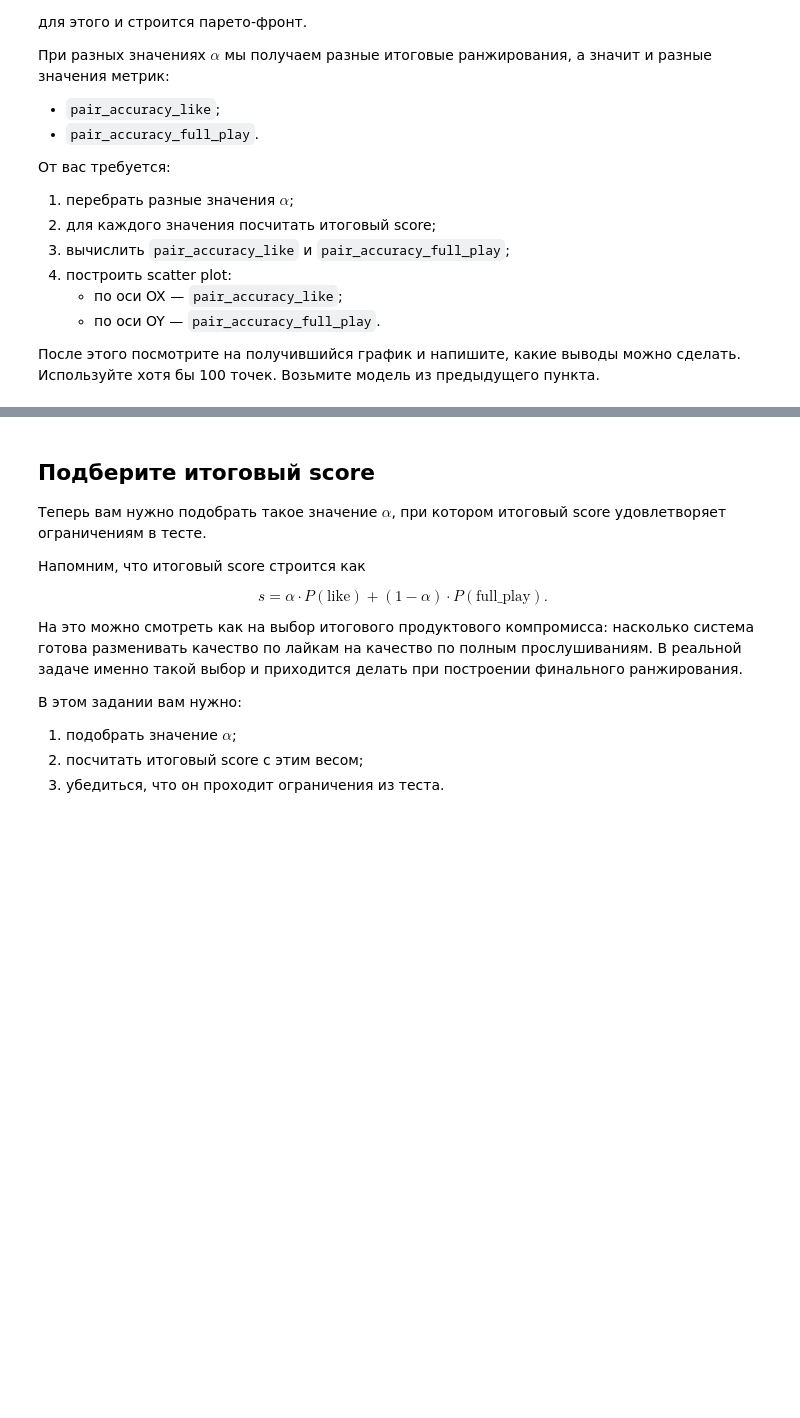
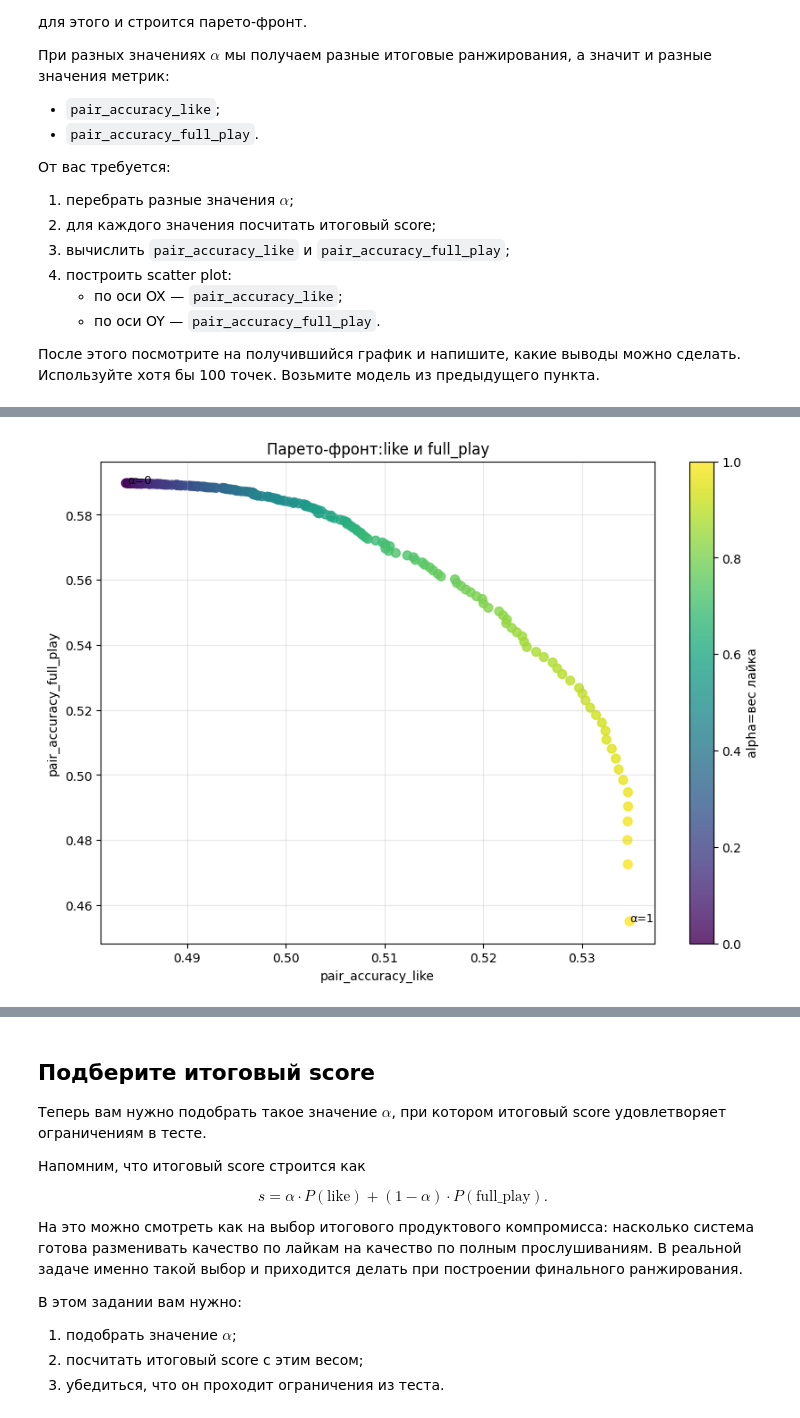
Before and after one commit to MeTStIL/YSDA-RecSys-2026, a Jupyter notebook: hw2/ranzirovanieMetlyakov.ipynb, the cells around one changed output, grey strips where cells are left out. Drawn from its saved outputs; the diff is of its cells as text; code cells hidden in the pictures; blank space fills up the shorter version.

```diff
--- a/hw2/ranzirovanieMetlyakov.ipynb
+++ b/hw2/ranzirovanieMetlyakov.ipynb
@@ -2453,9 +2441,90 @@ $$
    - по оси OY — `pair_accuracy_full_play`.
 
 После этого посмотрите на получившийся график и напишите, какие выводы можно сделать. Используйте хотя бы 100 точек. Возьмите модель из предыдущего пункта.
+# %%
+device = 'cuda'
 # %%
 import matplotlib.pyplot as plt
 
-#####################
-### (づ•̀ᴗ•́)づ──☆*:・ﾟ
-#####################
+model_multitask_dcnv2_mlp = model_multitask_dcnv2_mlp.to(device)
+model_multitask_dcnv2_mlp.eval()
+
+all_prob_like = []
+all_prob_full = []
+all_uid = []
+all_ts = []
+all_lbl_like = []
+all_lbl_full = []
+
+with torch.no_grad():
+  progress = tqdm(test_loader, desc="Inference")
+
+  for batch in progress:
+    batch = to_device(batch, device)
+    logits = model_multitask_dcnv2_mlp(batch)
+
+    prob_full = torch.sigmoid(logits[:, 0]).cpu().numpy()
+    prob_like = torch.sigmoid(logits[:, 1]).cpu().numpy()
+
+    all_prob_full.append(prob_full)
+    all_prob_like.append(prob_like)
+    all_uid.append(batch["meta"]["uid"].cpu().numpy())
+    all_ts.append(batch["meta"]["timestamp"].cpu().numpy())
+    all_lbl_like.append(batch["labels"]["is_like"].cpu().numpy())
+    all_lbl_full.append(batch["labels"]["is_full_play"].cpu().numpy())
+
+prob_full = np.concatenate(all_prob_full)
+prob_like = np.concatenate(all_prob_like)
+
+uids = np.concatenate(all_uid)
+timestamps = np.concatenate(all_ts)
+labels_like = np.concatenate(all_lbl_like).astype(np.float32)
+labels_full = np.concatenate(all_lbl_full).astype(np.float32)
+
+alphas = np.linspace(0, 1, 180)
+
+results = []
+for alpha in tqdm(alphas, desc="Pareto"):
+  combined_score = alpha * prob_like + (1.0 - alpha) * prob_full
+
+  pair_like = compute_pairwise_accuracy(uids, timestamps, labels_like, combined_score)
+  pair_full = compute_pairwise_accuracy(uids, timestamps, labels_full, combined_score)
+
+  results.append({
+      "alpha": alpha,
+      "pair_accuracy_like": pair_like,
+      "pair_accuracy_full_play": pair_full,
+      })
+
+df_pareto = pd.DataFrame(results)
+
+
+plt.figure(figsize=(10, 7))
+scatter = plt.scatter(
+    df_pareto["pair_accuracy_like"],
+    df_pareto["pair_accuracy_full_play"],
+    c=df_pareto["alpha"],
+    cmap="viridis",
+    s=50,
+    alpha=0.8,
+    )
+
+
+plt.colorbar(scatter, label="alpha=вес лайка")
+plt.xlabel("pair_accuracy_like")
+plt.ylabel("pair_accuracy_full_play")
+plt.title("Парето-фронт:like и full_play")
+plt.grid(True, alpha=0.3)
+
+
+plt.annotate(
+    "α=0",
+    xy=(df_pareto.iloc[0]["pair_accuracy_like"], df_pareto.iloc[0]["pair_accuracy_full_play"]),
+    fontsize=9
+    )
+plt.annotate(
+    "α=1",
+    xy=(df_pareto.iloc[-1]["pair_accuracy_like"], df_pareto.iloc[-1]["pair_accuracy_full_play"]),
+    fontsize=9
+    )
+# %% [output]
@@ -2461,0 +2532 @@ import matplotlib.pyplot as plt
+[figure, added]
```
Also changed, not shown: parts of 13 cells of this notebook.
